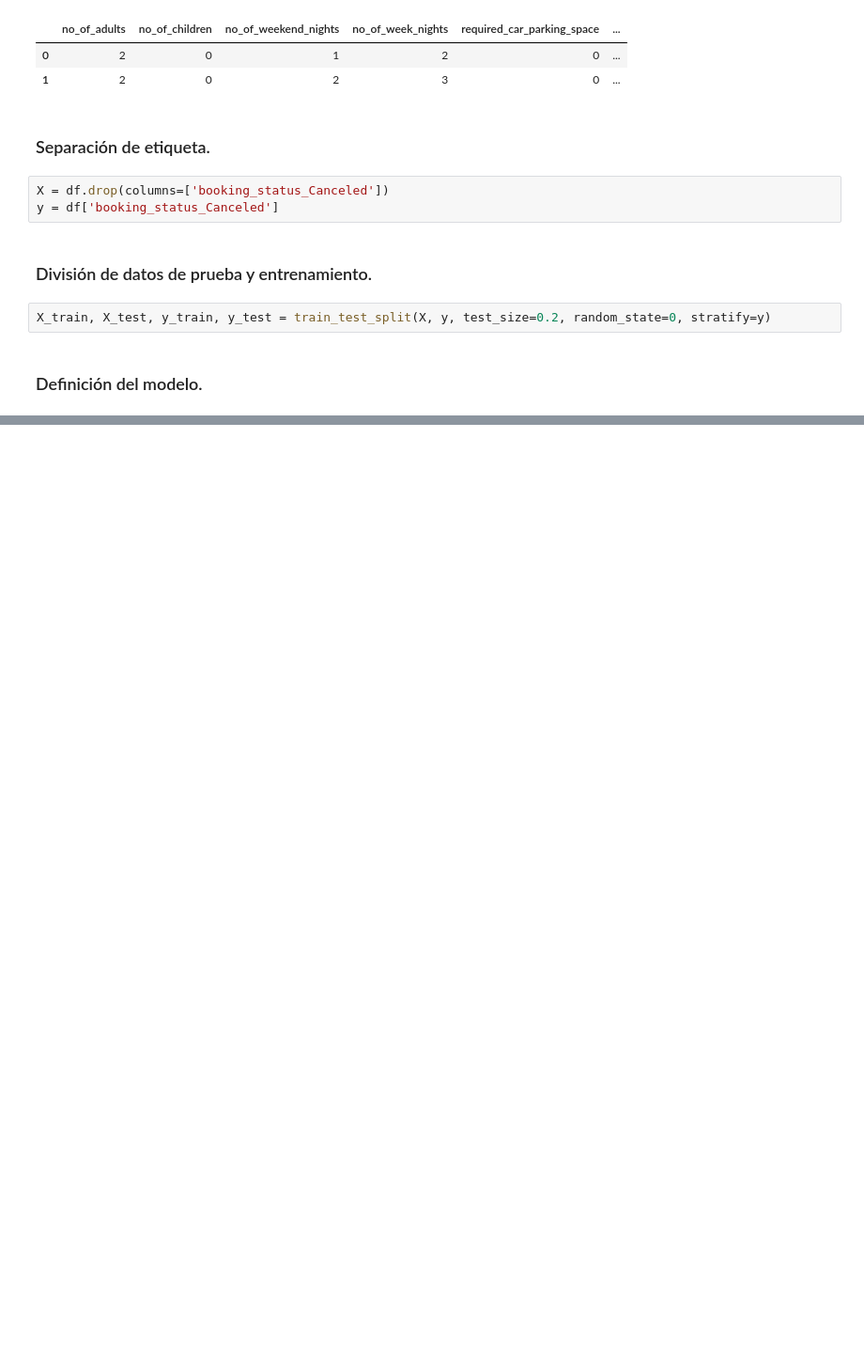
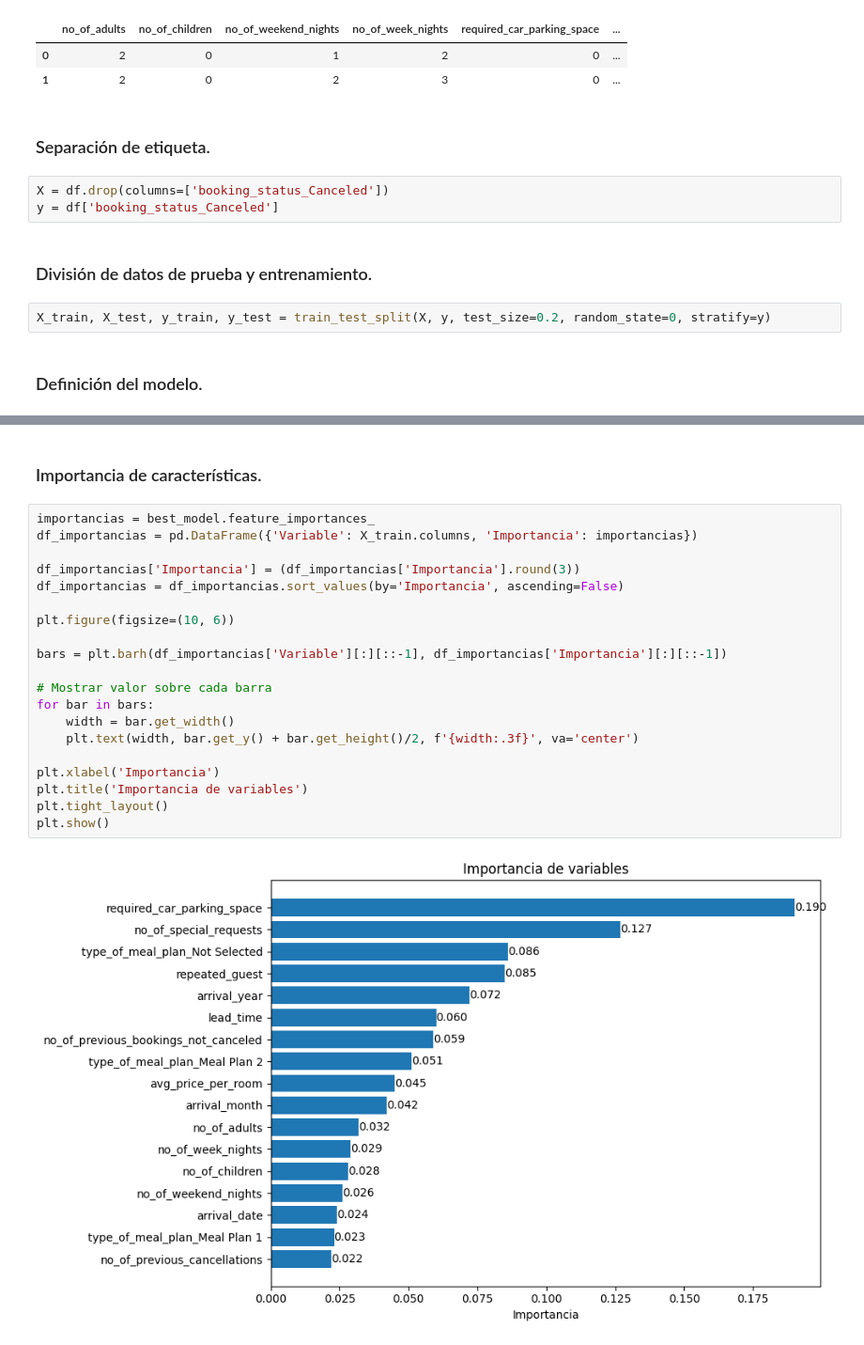
Before and after one commit to ricrod01/PROYECTO_2_SM2, a Jupyter notebook: XGBoost.ipynb, the cells around one changed output, grey strips where cells are left out. Shown at 94% size. Cells and saved outputs as stored; diff of their text form; blank space fills up the shorter version.

```diff
--- a/XGBoost.ipynb
+++ b/XGBoost.ipynb
@@ -30,0 +129,24 @@ X_train, X_test, y_train, y_test = train_test_split(X, y, test_size=0.2, random_
+# %% [markdown]
+### Importancia de características.
+# %%
+importancias = best_model.feature_importances_
+df_importancias = pd.DataFrame({'Variable': X_train.columns, 'Importancia': importancias})
+
+df_importancias['Importancia'] = (df_importancias['Importancia'].round(3))
+df_importancias = df_importancias.sort_values(by='Importancia', ascending=False)
+
+plt.figure(figsize=(10, 6))
+
+bars = plt.barh(df_importancias['Variable'][:][::-1], df_importancias['Importancia'][:][::-1])
+
+# Mostrar valor sobre cada barra
+for bar in bars:
+    width = bar.get_width()
+    plt.text(width, bar.get_y() + bar.get_height()/2, f'{width:.3f}', va='center')
+
+plt.xlabel('Importancia')
+plt.title('Importancia de variables')
+plt.tight_layout()
+plt.show()
+# %% [output]
+[figure, added]
```
Also changed, not shown: parts of 18 cells of this notebook, 1 other file.
